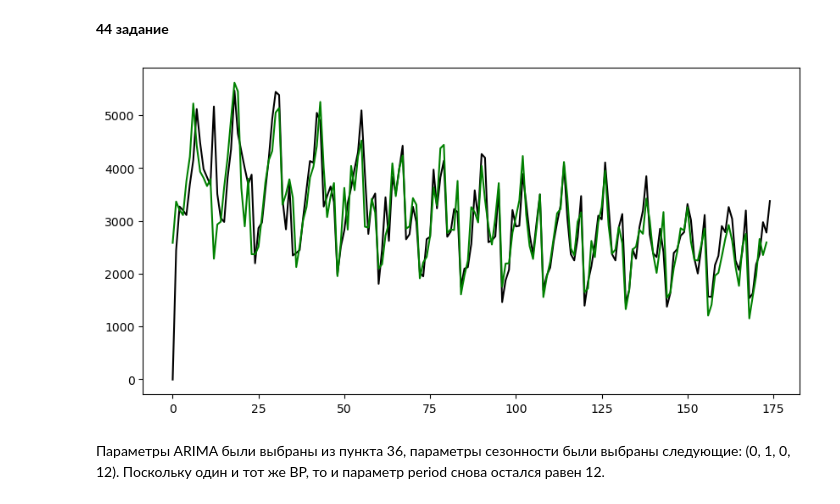
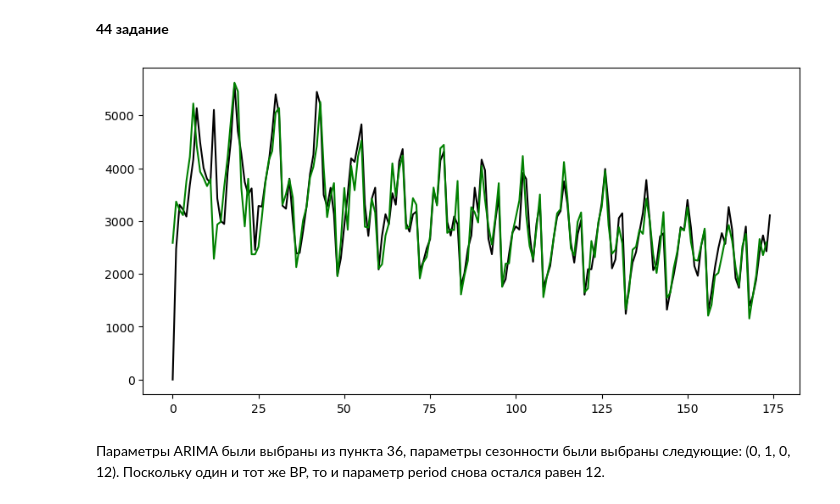
Before and after one commit to sympathhy/Vremennyi, a Jupyter notebook: lab4.ipynb, the cells around one changed output. Drawn from its saved outputs; the diff is of its cells as text; code cells hidden in the pictures.

```diff
--- a/lab4.ipynb
+++ b/lab4.ipynb
@@ -456,14 +485,14 @@ Warnings:
 # %% [markdown]
 **44 задание**
 # %%
-mod = SARIMAX(F, order=(3, 1, 3), seasonal_order=(0, 1, 0, 12), trend='ct')
+mod = SARIMAX(F, order=(12, 1, 12), seasonal_order=(0, 1, 0, 12), trend='ct')
 mres = mod.fit()
 mres.summary()
 plt.figure(figsize = (10, 5))
 plt.plot(mres.predict(0, len(Fort)), 'k')
 plt.plot(Fort, 'g')
 plt.show()
 # %% [output]
-[figure, old version]
+[figure, new version]
 # %% [markdown]
 Параметры ARIMA были выбраны из пункта 36, параметры сезонности были выбраны следующие: (0, 1, 0, 12). Поскольку один и тот же ВР, то и параметр period снова остался равен 12.
```
Also changed, not shown: parts of 19 cells of this notebook.
